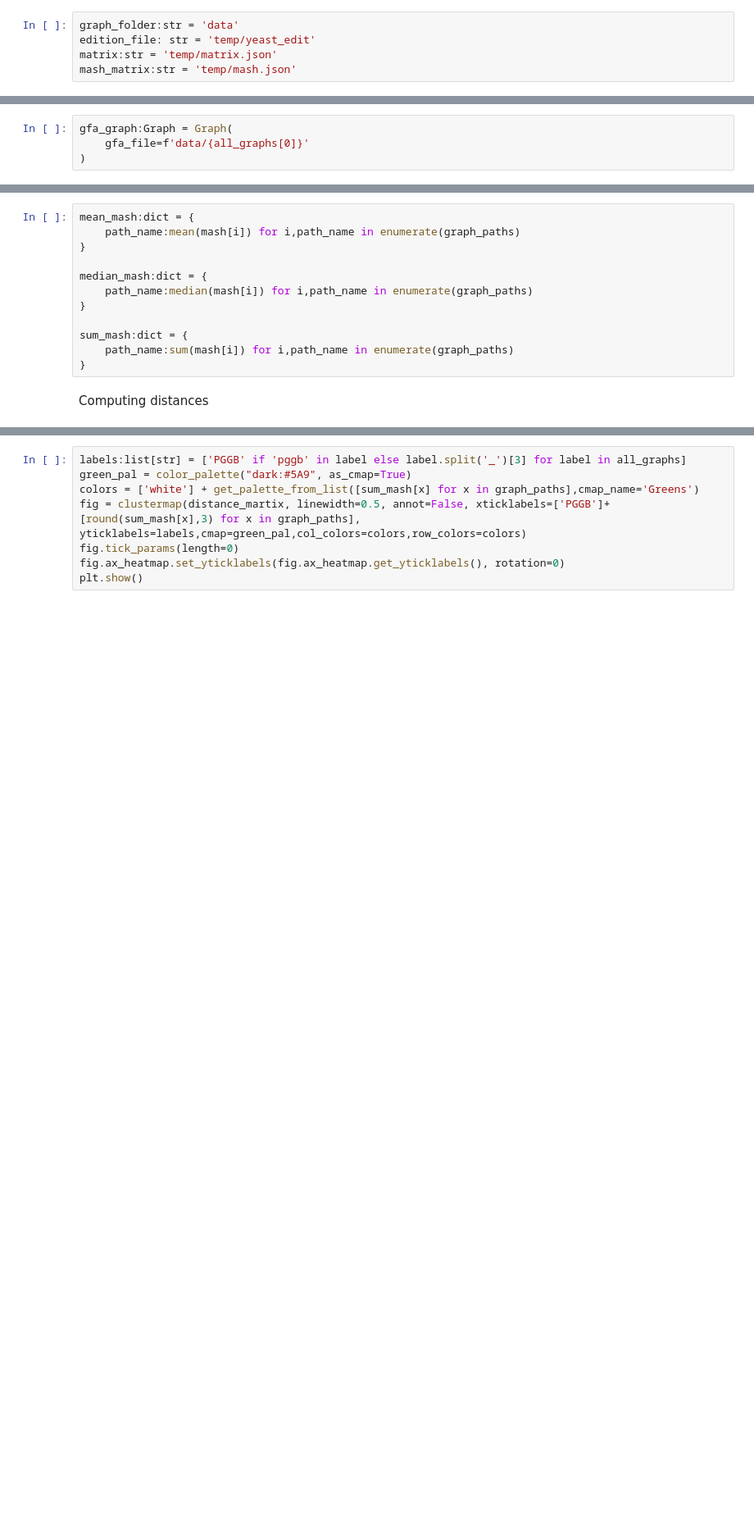
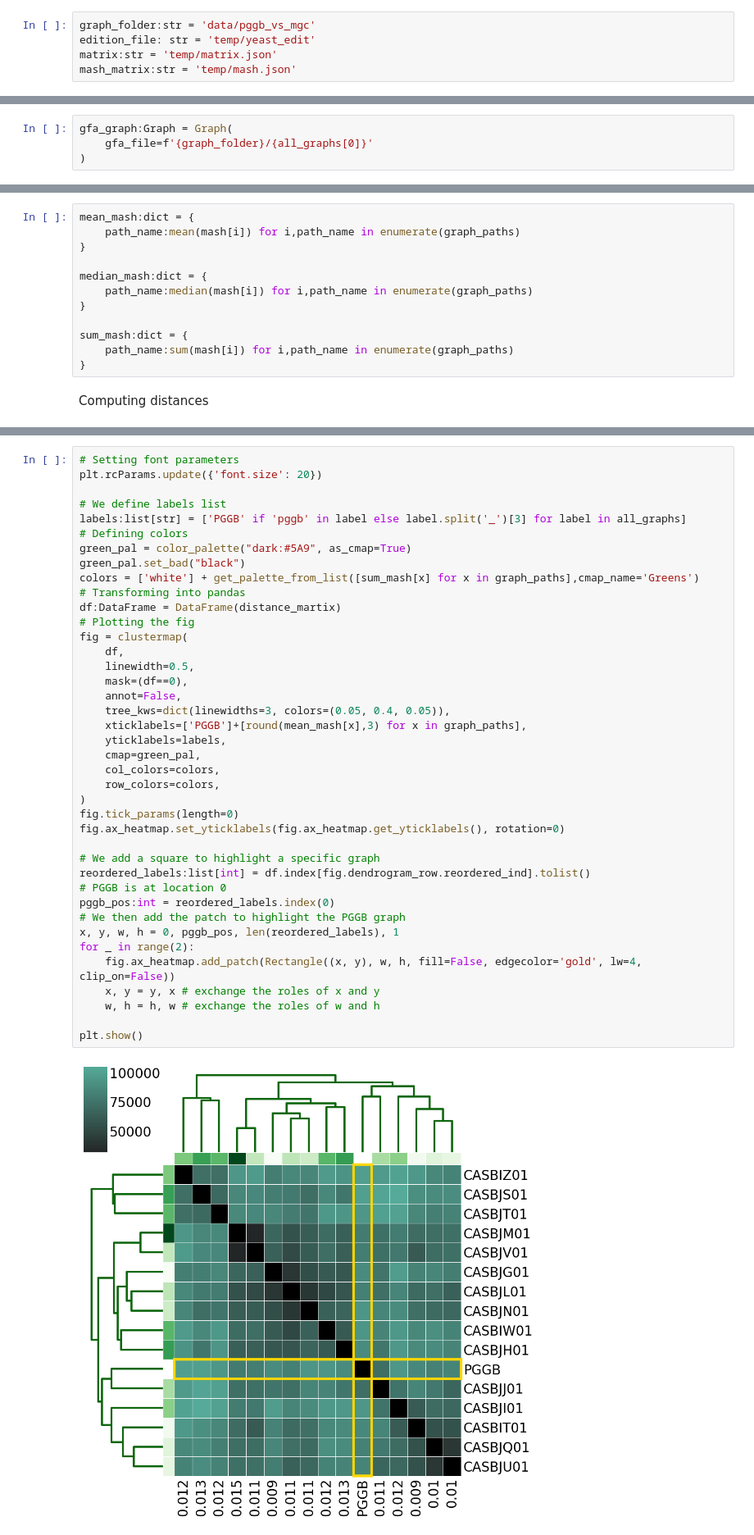
Before and after one commit to dubssieg/pancat_paper, a Jupyter notebook: nb_matrices.ipynb, the cells around one changed output, grey strips where cells are left out. Shown at 82% size. Saved outputs shown, nothing was run; the diff lists cells and outputs as text; blank space fills up the shorter version.

Commit message:
Figures 1a and 1b of draft article

```diff
--- a/nb_matrices.ipynb
+++ b/nb_matrices.ipynb
@@ -1,5 +1,5 @@
 # %%
-graph_folder:str = 'data'
+graph_folder:str = 'data/pggb_vs_mgc'
 edition_file: str = 'temp/yeast_edit'
 matrix:str = 'temp/matrix.json'
 mash_matrix:str = 'temp/mash.json'
@@ -44,6 +46,6 @@ print(all_graphs)
 # %%
 gfa_graph:Graph = Graph(
-    gfa_file=f'data/{all_graphs[0]}'
+    gfa_file=f'{graph_folder}/{all_graphs[0]}'
 )
 # %% [markdown]
 Computing pairwise mash distance
@@ -111,8 +146,42 @@ for row in distance_martix:
 # %%
+# Setting font parameters
+plt.rcParams.update({'font.size': 20})
+
+# We define labels list
 labels:list[str] = ['PGGB' if 'pggb' in label else label.split('_')[3] for label in all_graphs]
+# Defining colors
 green_pal = color_palette("dark:#5A9", as_cmap=True)
+green_pal.set_bad("black")
 colors = ['white'] + get_palette_from_list([sum_mash[x] for x in graph_paths],cmap_name='Greens')
-fig = clustermap(distance_martix, linewidth=0.5, annot=False, xticklabels=['PGGB']+[round(sum_mash[x],3) for x in graph_paths], yticklabels=labels,cmap=green_pal,col_colors=colors,row_colors=colors)
+# Transforming into pandas
+df:DataFrame = DataFrame(distance_martix)
+# Plotting the fig
+fig = clustermap(
+    df,
+    linewidth=0.5,
+    mask=(df==0),
+    annot=False,
+    tree_kws=dict(linewidths=3, colors=(0.05, 0.4, 0.05)),
+    xticklabels=['PGGB']+[round(mean_mash[x],3) for x in graph_paths],
+    yticklabels=labels,
+    cmap=green_pal,
+    col_colors=colors,
+    row_colors=colors,
+)
 fig.tick_params(length=0)
 fig.ax_heatmap.set_yticklabels(fig.ax_heatmap.get_yticklabels(), rotation=0)
+
+# We add a square to highlight a specific graph
+reordered_labels:list[int] = df.index[fig.dendrogram_row.reordered_ind].tolist()
+# PGGB is at location 0
+pggb_pos:int = reordered_labels.index(0)
+# We then add the patch to highlight the PGGB graph
+x, y, w, h = 0, pggb_pos, len(reordered_labels), 1
+for _ in range(2):
+    fig.ax_heatmap.add_patch(Rectangle((x, y), w, h, fill=False, edgecolor='gold', lw=4, clip_on=False))
+    x, y = y, x # exchange the roles of x and y
+    w, h = h, w # exchange the roles of w and h
+
 plt.show()
+# %% [output]
+[figure, added]
```
Also changed, not shown: parts of 20 cells of this notebook.
